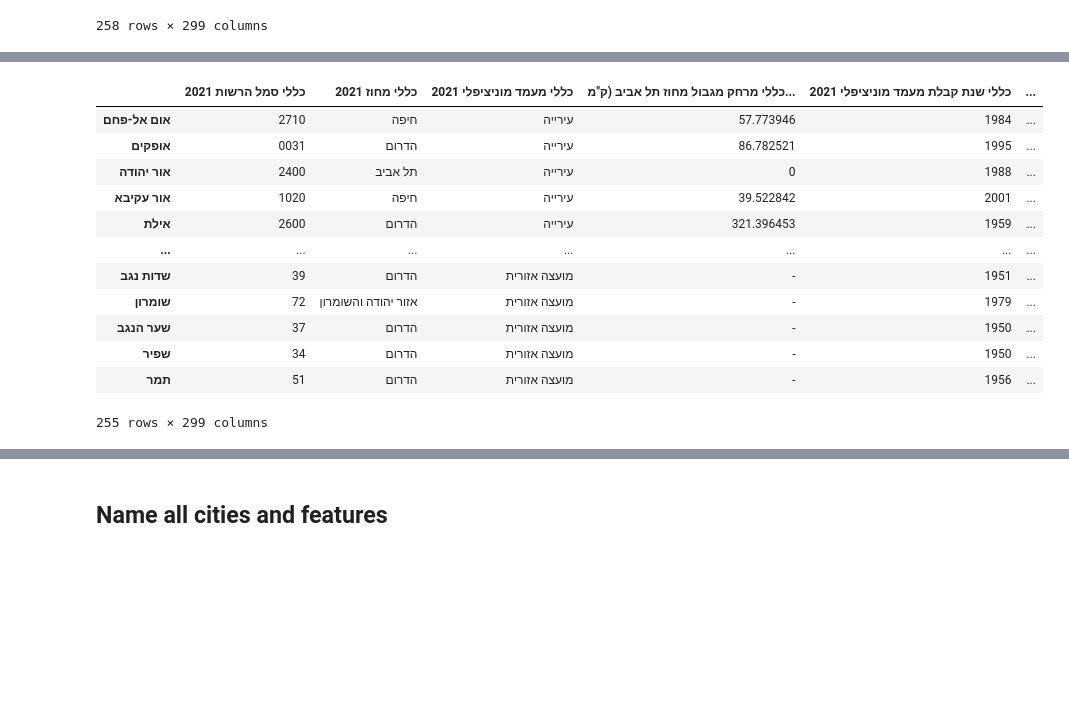
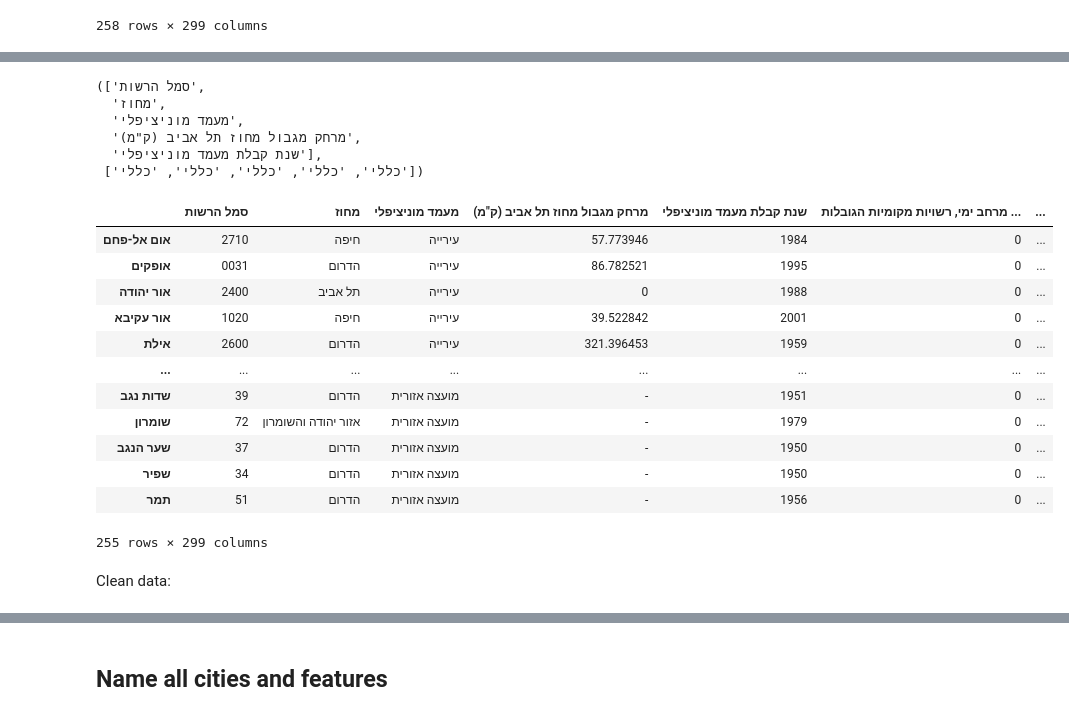
Before and after one commit to odedovadia/municipal, a Jupyter notebook: municipal.ipynb, the cells around one changed output, grey strips where cells are left out. Cells and saved outputs as stored; diff of their text form; code cells hidden in the pictures; blank space fills up the shorter version.

```diff
--- a/municipal.ipynb
+++ b/municipal.ipynb
@@ -39,0 +67,3 @@ dataset
+# %%
+dataset = dataset.tail(-1)
+dataset
@@ -39,0 +84,9 @@ dataset
+# %%
+def remove_whitespace(value):
+    if isinstance(value, str):
+        return value.strip()
+    return value
+
+dataset = dataset.map(remove_whitespace)
+dataset.columns = dataset.columns.map(remove_whitespace)
+dataset
@@ -40,22 +107,36 @@ dataset
+# %%
+first_row = dataset.head(1)
+features = []
+categories = []
+for k, v in first_row.items():
+    features.append(v.values[0])
+    categories.append(k)
+features[:5], categories[:5]
+# %% [output]
+(['סמל הרשות',
+  'מחוז',
+  'מעמד מוניציפלי',
+  'מרחק מגבול מחוז תל אביב (ק"מ)',
+  'שנת קבלת מעמד מוניציפלי'],
+ ['כללי', 'כללי', 'כללי', 'כללי', 'כללי'])
 # %%
-dataset.columns = dataset.columns + ' ' + \
-    np.array(dataset.iloc[1, :].replace(np.nan,'',regex=True).astype(str).tolist())\
-      + ' ' + np.array(dataset.iloc[0, :].replace(np.nan,'',regex=True).astype(str).tolist())\
-            + ' ' + np.array(dataset.iloc[2, :].replace(np.nan,'',regex=True).astype(str).tolist())
+dataset.columns = dataset.columns * 0 + ' ' + \
+    np.array(dataset.iloc[0, :].replace(np.nan,'',regex=True).astype(str).tolist())\
+            + ' ' + np.array(dataset.iloc[1, :].replace(np.nan,'',regex=True).astype(str).tolist())
 
-dataset = dataset.iloc[3:, :]
+dataset = dataset.iloc[2:, :]
 dataset
 # %% [output]
-|  | כללי סמל הרשות 2021 | כללי מחוז 2021 | כללי מעמד מוניציפלי 2021 | כללי מרחק מגבול מחוז תל אביב (ק"מ... | כללי שנת קבלת מעמד מוניציפלי 2021 | ... |
-| אום אל-פחם | 2710 | חיפה | עירייה | 57.773946 | 1984 | ... |
-| אופקים | 0031 | הדרום | עירייה | 86.782521 | 1995 | ... |
-| אור יהודה | 2400 | תל אביב | עירייה | 0 | 1988 | ... |
-| אור עקיבא | 1020 | חיפה | עירייה | 39.522842 | 2001 | ... |
-| אילת | 2600 | הדרום | עירייה | 321.396453 | 1959 | ... |
-| ... | ... | ... | ... | ... | ... | ... |
-| שדות נגב | 39 | הדרום | מועצה אזורית | - | 1951 | ... |
-| שומרון | 72 | אזור יהודה והשומרון | מועצה אזורית | - | 1979 | ... |
-| שער הנגב | 37 | הדרום | מועצה אזורית | - | 1950 | ... |
-| שפיר | 34 | הדרום | מועצה אזורית | - | 1950 | ... |
-| תמר | 51 | הדרום | מועצה אזורית | - | 1956 | ... |
+|  | סמל הרשות | מחוז | מעמד מוניציפלי | מרחק מגבול מחוז תל אביב (ק"מ) | שנת קבלת מעמד מוניציפלי | מרחב ימי, רשויות מקומיות הגובלות ... | ... |
+| אום אל-פחם | 2710 | חיפה | עירייה | 57.773946 | 1984 | 0 | ... |
+| אופקים | 0031 | הדרום | עירייה | 86.782521 | 1995 | 0 | ... |
+| אור יהודה | 2400 | תל אביב | עירייה | 0 | 1988 | 0 | ... |
+| אור עקיבא | 1020 | חיפה | עירייה | 39.522842 | 2001 | 0 | ... |
+| אילת | 2600 | הדרום | עירייה | 321.396453 | 1959 | 0 | ... |
+| ... | ... | ... | ... | ... | ... | ... | ... |
+| שדות נגב | 39 | הדרום | מועצה אזורית | - | 1951 | 0 | ... |
+| שומרון | 72 | אזור יהודה והשומרון | מועצה אזורית | - | 1979 | 0 | ... |
+| שער הנגב | 37 | הדרום | מועצה אזורית | - | 1950 | 0 | ... |
+| שפיר | 34 | הדרום | מועצה אזורית | - | 1950 | 0 | ... |
+| תמר | 51 | הדרום | מועצה אזורית | - | 1956 | 0 | ... |
 255 rows × 299 columns
@@ -75,0 +143,2 @@ dataset = normalize_column_names(dataset)
+# %% [markdown]
+Clean data:
```
Also changed, not shown: parts of 26 cells of this notebook.
